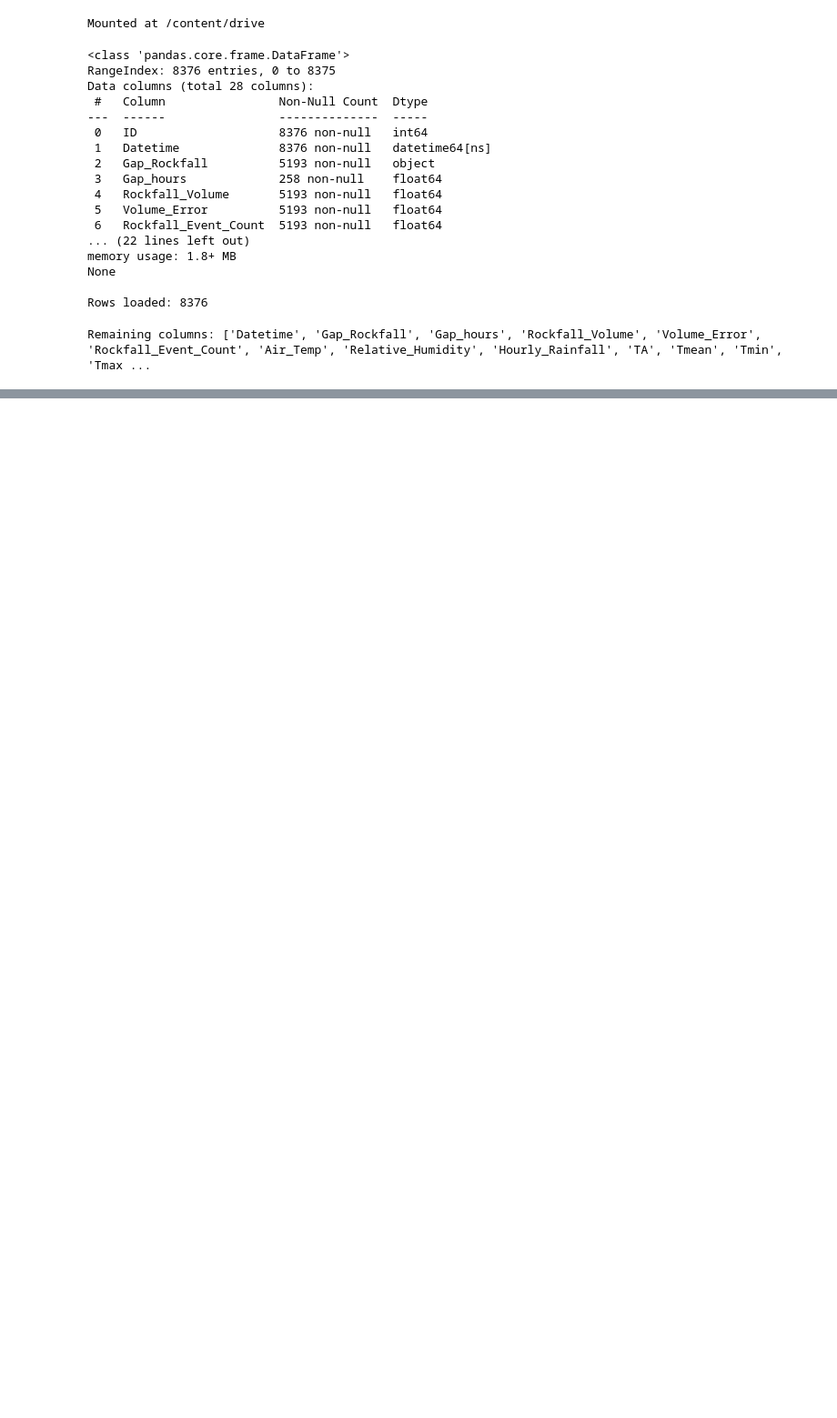
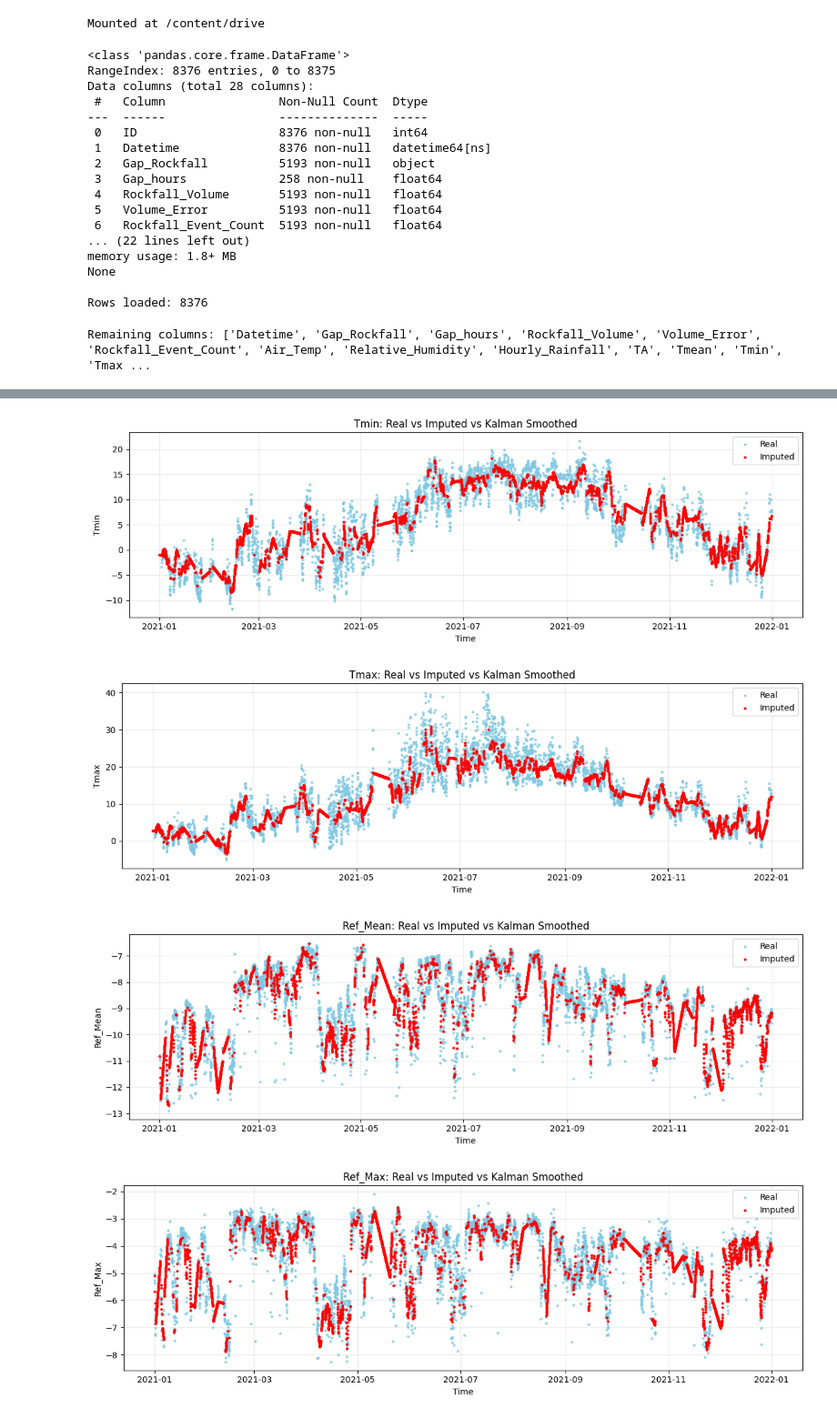
Before and after one commit to glwat/Durham_Masters, a Jupyter notebook: Missing_Data_Imputation.ipynb, the cells around one changed output, grey strips where cells are left out. Shown at 91% size. Cells and saved outputs as stored; diff of their text form; code cells hidden in the pictures; blank space fills up the shorter version.

```diff
--- a/Missing_Data_Imputation.ipynb
+++ b/Missing_Data_Imputation.ipynb
@@ -557,0 +395,61 @@ Kalman smoothing imputation complete.
+# %%
+#@title Codeblock K007: Real (Light Blue) vs Imputed (Red) vs Kalman (Blue)
+
+import matplotlib.pyplot as plt
+import numpy as np
+import pandas as pd
+
+# Only variables that still exist after earlier drops
+vars_to_impute = [
+    "Air_Temp", "Relative_Humidity", "Hourly_Rainfall",
+    "TA", "Tmean", "Tmin", "Tmax",
+    "Ref_Mean", "Ref_Max", "Ref_Min", "Ref_Range", "Ref_sd"
+]
+
+# Use Datetime if available
+x = pd.to_datetime(df["Datetime"]) if "Datetime" in df.columns else df.index
+
+for var in vars_to_impute:
+    real_col = f"{var}_Real"
+    kalman_col = f"{var}_Kalman"
+
+    plt.figure(figsize=(12, 4))
+
+    # Real values (light blue)
+    plt.scatter(
+        x[df[real_col] == 1],
+        df.loc[df[real_col] == 1, var],
+        s=5,
+        color="#7EC8E3",
+        alpha=0.7,
+        label="Real"
+    )
+
+    # Imputed values (red)
+    plt.scatter(
+        x[df[real_col] == 0],
+        df.loc[df[real_col] == 0, kalman_col],
+        s=5,
+        color="red",
+        alpha=0.9,
+        label="Imputed"
+    )
+
+    # Optional: Kalman trajectory (commented out)
+    # plt.plot(
+    #     x,
+    #     df[kalman_col],
+    #     color="#252525",
+    #     linewidth=0.5,
+    #     alpha=0.5,
+    #     label="Kalman Smoothed"
+    # )
+
+    plt.title(f"{var}: Real vs Imputed vs Kalman Smoothed")
+    plt.xlabel("Time")
+    plt.ylabel(var)
+    plt.legend()
+    plt.grid(alpha=0.25)
+    plt.tight_layout()
+    plt.show()
+# %% [output]
@@ -557,0 +461,4 @@ Kalman smoothing imputation complete.
+[figure, added]
+[figure, added]
+[figure, added]
+[figure, added]
```
Also changed, not shown: parts of 22 cells of this notebook.
